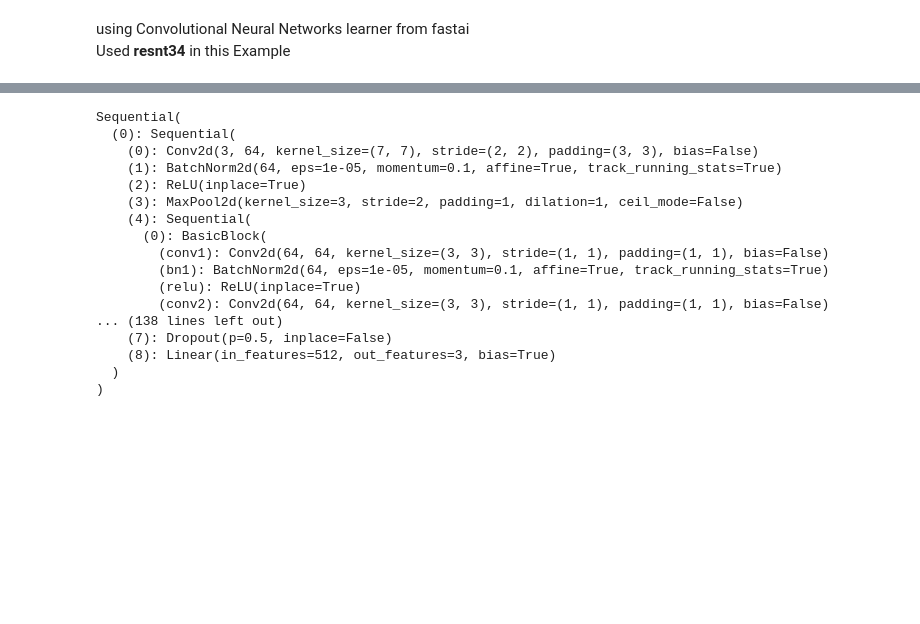
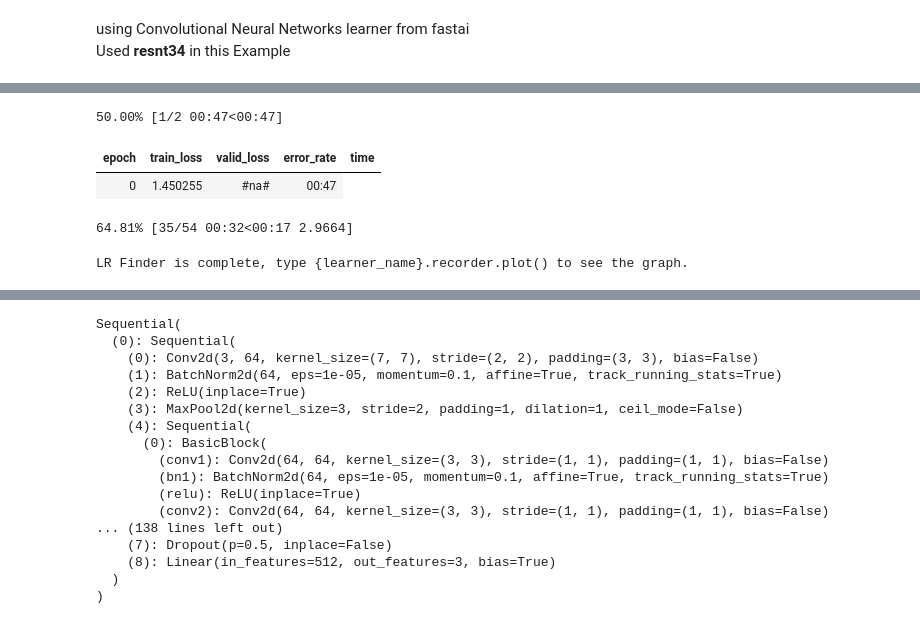
Before and after one commit to kjcmathews/DS_ML, a Jupyter notebook: fastai/rockpaperscissors.ipynb, the cells around one changed output, grey strips where cells are left out. Cells and saved outputs as stored; diff of their text form; code cells hidden in the pictures; blank space fills up the shorter version.

```diff
--- a/fastai/rockpaperscissors.ipynb
+++ b/fastai/rockpaperscissors.ipynb
@@ -139,0 +125,8 @@ learn.fit_one_cycle(5)
+# %%
+learn.lr_find()
+# %% [output]
+50.00% [1/2 00:47<00:47]
+| epoch | train_loss | valid_loss | error_rate | time |
+| 0 | 1.450255 | #na# | 00:47 |
+64.81% [35/54 00:32<00:17 2.9664]
+LR Finder is complete, type {learner_name}.recorder.plot() to see the graph.
```
Also changed, not shown: parts of 17 cells of this notebook.
